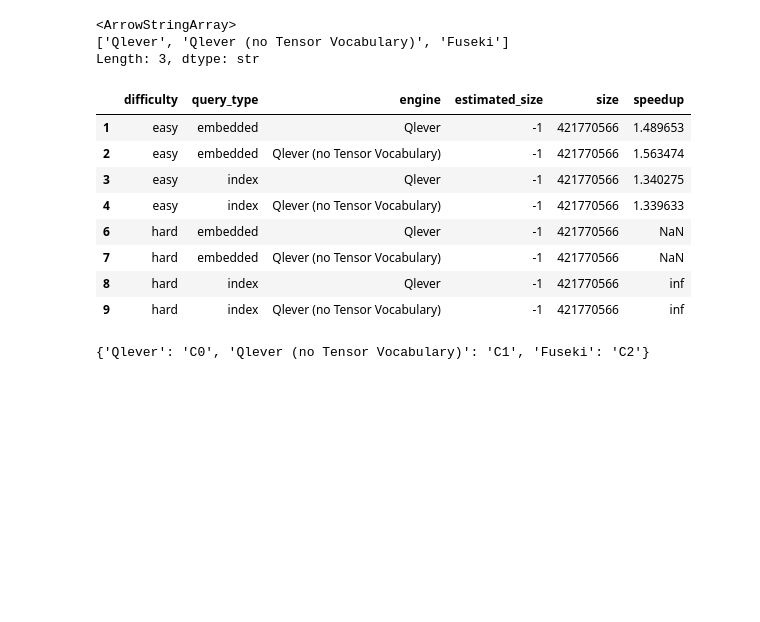
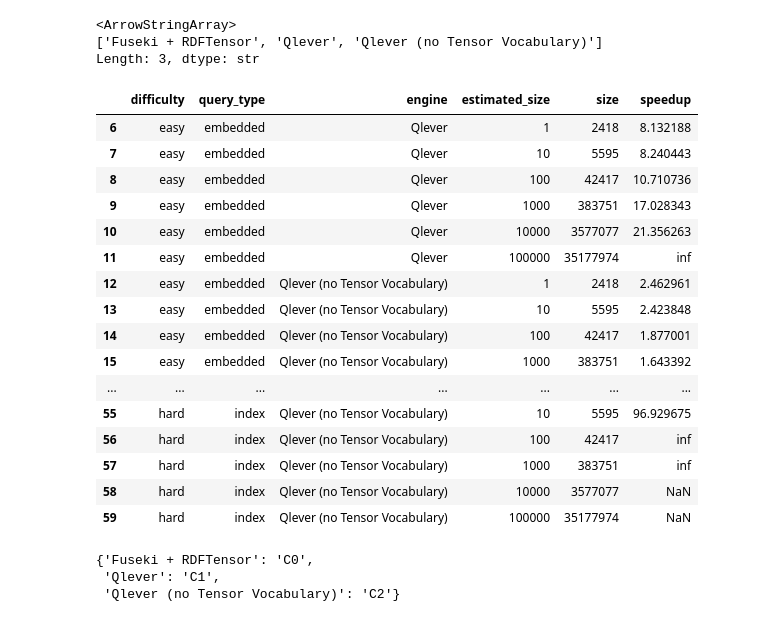
Before and after one commit to Dakantz/Dense-KG-Vector-DB, a Jupyter notebook: benchmarks/eval_timings_bsbm.ipynb, the cells around one changed output. Drawn from its saved outputs; the diff is of its cells as text; code cells hidden in the pictures; blank space fills up the shorter version.

```diff
--- a/benchmarks/eval_timings_bsbm.ipynb
+++ b/benchmarks/eval_timings_bsbm.ipynb
@@ -26,7 +37,7 @@ modes = {
     "bsbm": "BSBM",
     "dbpedia": "DBpedia",
 }
-mode = "dbpedia"
+mode = "bsbm"
 timings_df = pd.read_csv(Path("scratch") / "results" / mode / f"{mode}_timings_all.csv")
 stats_df = pd.read_csv(Path("scratch") / "results" / mode / f"{mode}_stats_all.csv")
 # %%
@@ -67,7 +78,7 @@ hard_timings
 timings_df["engine"].unique()
 # %% [output]
 <ArrowStringArray>
-['Qlever', 'Qlever (no Tensor Vocabulary)', 'Fuseki']
+['Fuseki + RDFTensor', 'Qlever', 'Qlever (no Tensor Vocabulary)']
 Length: 3, dtype: str
 # %%
 engines = timings_df["engine"].unique()
@@ -84,42 +95,50 @@ def calculate_speedup(
     df: pd.DataFrame, baseline_engine: str, baseline_type: str, relevant_measure: str
 ) -> pd.DataFrame:
     medians = (
         df.groupby(["difficulty", "query_type", "engine", "estimated_size", "size"])[
             relevant_measure
         ]
-        .median()
+        .mean()
         .reset_index()
     )
     baseline_medians = medians[
         (medians["engine"] == baseline_engine)
         & (medians["query_type"] == baseline_type)
     ]
     merged = medians.merge(
         baseline_medians,
         on=["difficulty", "estimated_size", "size"],
         suffixes=("", "_baseline"),
     )
 
     merged["speedup"] = (
         merged[f"{relevant_measure}_baseline"] / merged[relevant_measure]
     )
     merged = merged[merged["engine"] != baseline_engine]
     return merged[
         ["difficulty", "query_type", "engine", "estimated_size", "size", "speedup"]
     ]
 
 
 calculate_speedup(timings_df, baseline_engine, "embedded", "elapsed_time")
 # %% [output]
 |  | difficulty | query_type | engine | estimated_size | size | speedup |
-| 1 | easy | embedded | Qlever | -1 | 421770566 | 1.489653 |
-| 2 | easy | embedded | Qlever (no Tensor Vocabulary) | -1 | 421770566 | 1.563474 |
-| 3 | easy | index | Qlever | -1 | 421770566 | 1.340275 |
-| 4 | easy | index | Qlever (no Tensor Vocabulary) | -1 | 421770566 | 1.339633 |
-| 6 | hard | embedded | Qlever | -1 | 421770566 | NaN |
-| 7 | hard | embedded | Qlever (no Tensor Vocabulary) | -1 | 421770566 | NaN |
-| 8 | hard | index | Qlever | -1 | 421770566 | inf |
-| 9 | hard | index | Qlever (no Tensor Vocabulary) | -1 | 421770566 | inf |
+| 6 | easy | embedded | Qlever | 1 | 2418 | 8.132188 |
+| 7 | easy | embedded | Qlever | 10 | 5595 | 8.240443 |
+| 8 | easy | embedded | Qlever | 100 | 42417 | 10.710736 |
+| 9 | easy | embedded | Qlever | 1000 | 383751 | 17.028343 |
+| 10 | easy | embedded | Qlever | 10000 | 3577077 | 21.356263 |
+| 11 | easy | embedded | Qlever | 100000 | 35177974 | inf |
+| 12 | easy | embedded | Qlever (no Tensor Vocabulary) | 1 | 2418 | 2.462961 |
+| 13 | easy | embedded | Qlever (no Tensor Vocabulary) | 10 | 5595 | 2.423848 |
+| 14 | easy | embedded | Qlever (no Tensor Vocabulary) | 100 | 42417 | 1.877001 |
+| 15 | easy | embedded | Qlever (no Tensor Vocabulary) | 1000 | 383751 | 1.643392 |
+| ... | ... | ... | ... | ... | ... | ... |
+| 55 | hard | index | Qlever (no Tensor Vocabulary) | 10 | 5595 | 96.929675 |
+| 56 | hard | index | Qlever (no Tensor Vocabulary) | 100 | 42417 | inf |
+| 57 | hard | index | Qlever (no Tensor Vocabulary) | 1000 | 383751 | inf |
+| 58 | hard | index | Qlever (no Tensor Vocabulary) | 10000 | 3577077 | NaN |
+| 59 | hard | index | Qlever (no Tensor Vocabulary) | 100000 | 35177974 | NaN |
 # %%
 groupings = timings_df.groupby(["estimated_size", "engine", "difficulty", "query_type"])[
     "elapsed_time"
@@ -131,7 +150,9 @@ quantile_timings = groupings.quantile(quantiles).unstack().reset_index()
 colors = {eng: color for eng, color in zip(engines, ["C0", "C1", "C2", "C3", "C4"])}
 colors
 # %% [output]
-{'Qlever': 'C0', 'Qlever (no Tensor Vocabulary)': 'C1', 'Fuseki': 'C2'}
+{'Fuseki + RDFTensor': 'C0',
+ 'Qlever': 'C1',
+ 'Qlever (no Tensor Vocabulary)': 'C2'}
 # %%
 import matplotlib.pyplot as plt
 import tikzplotlib
```
Also changed, not shown: parts of 8 cells of this notebook, 3 other files.
